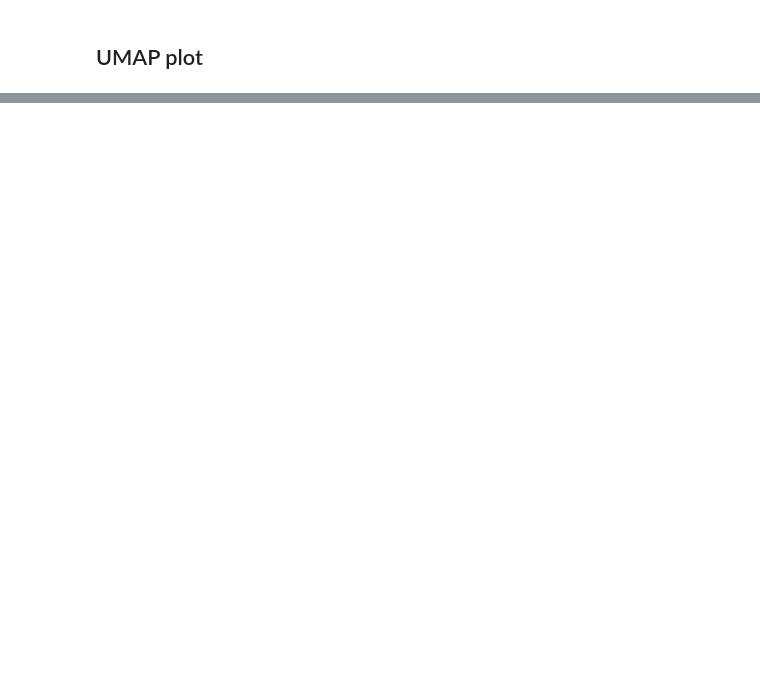
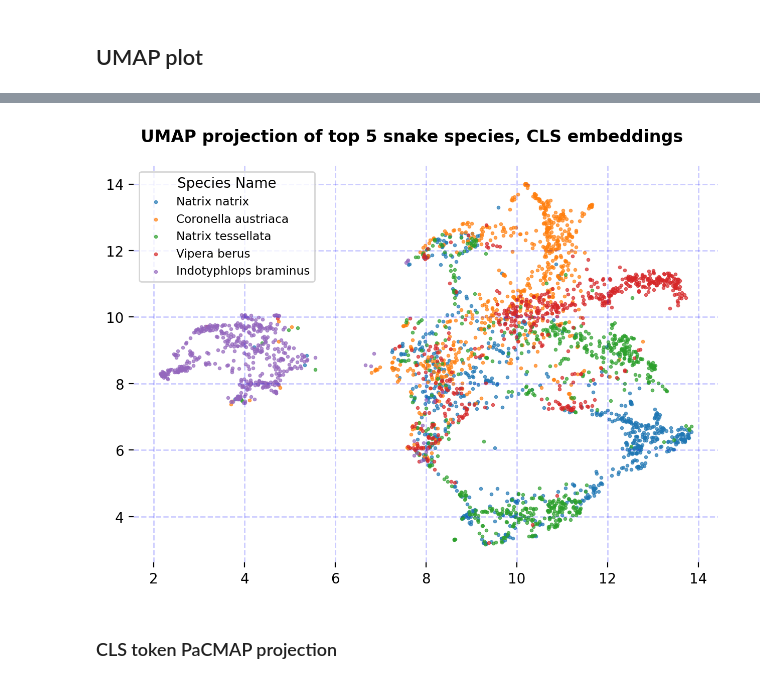
Before and after one commit to dsgt-kaggle-clef/snakeclef-2024, a Jupyter notebook: notebooks/preprocessing/2024-05-08-mg-01-umap-clustering.ipynb, the cells around one changed output, grey strips where cells are left out. Saved outputs shown, nothing was run; the diff lists cells and outputs as text; code cells hidden in the pictures; blank space fills up the shorter version.

```diff
--- a/notebooks/preprocessing/2024-05-08-mg-01-umap-clustering.ipynb
+++ b/notebooks/preprocessing/2024-05-08-mg-01-umap-clustering.ipynb
@@ -125,0 +183,5 @@ plot_cluster(pandas_df, embedding, algorithm_name="UMAP")
+# %%
+# Get dataframe
+cls_sub_df = prepare_emb_df(
+    df=cls_df, train_df=train_df, col_name="cls_embedding", num_top_species=5
+)
@@ -137,0 +221,7 @@ plot_cluster(pandas_df, pacmap_transformed, algorithm_name="PaCMAP")
+# %%
+# plot embeddings
+plot_cluster(cls_pandas_df, cls_embedding, algorithm_name="UMAP", emb_name="CLS")
+# %% [output]
+[figure, added]
+# %% [markdown]
+### CLS token PaCMAP projection
```
Also changed, not shown: parts of 27 cells of this notebook.
